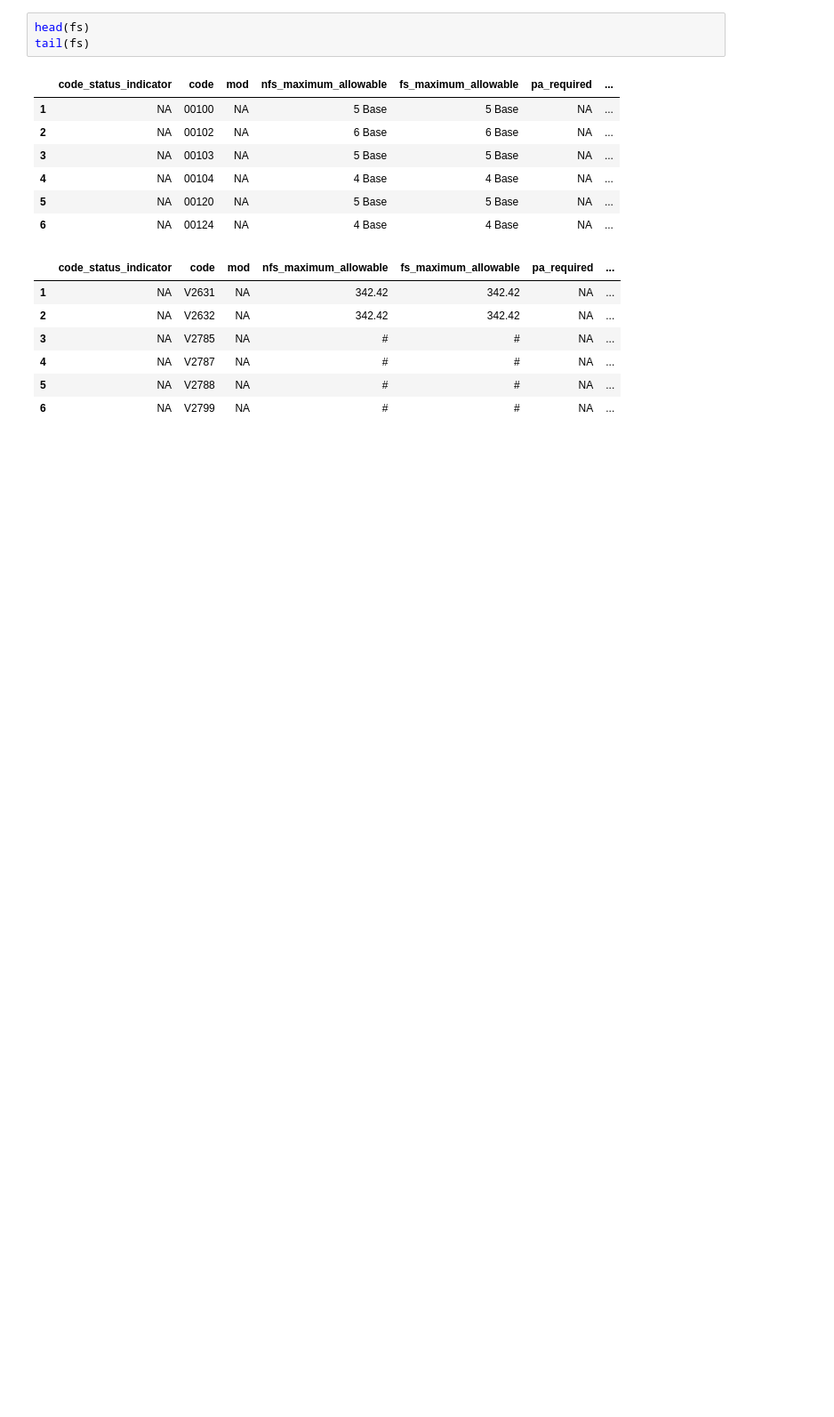
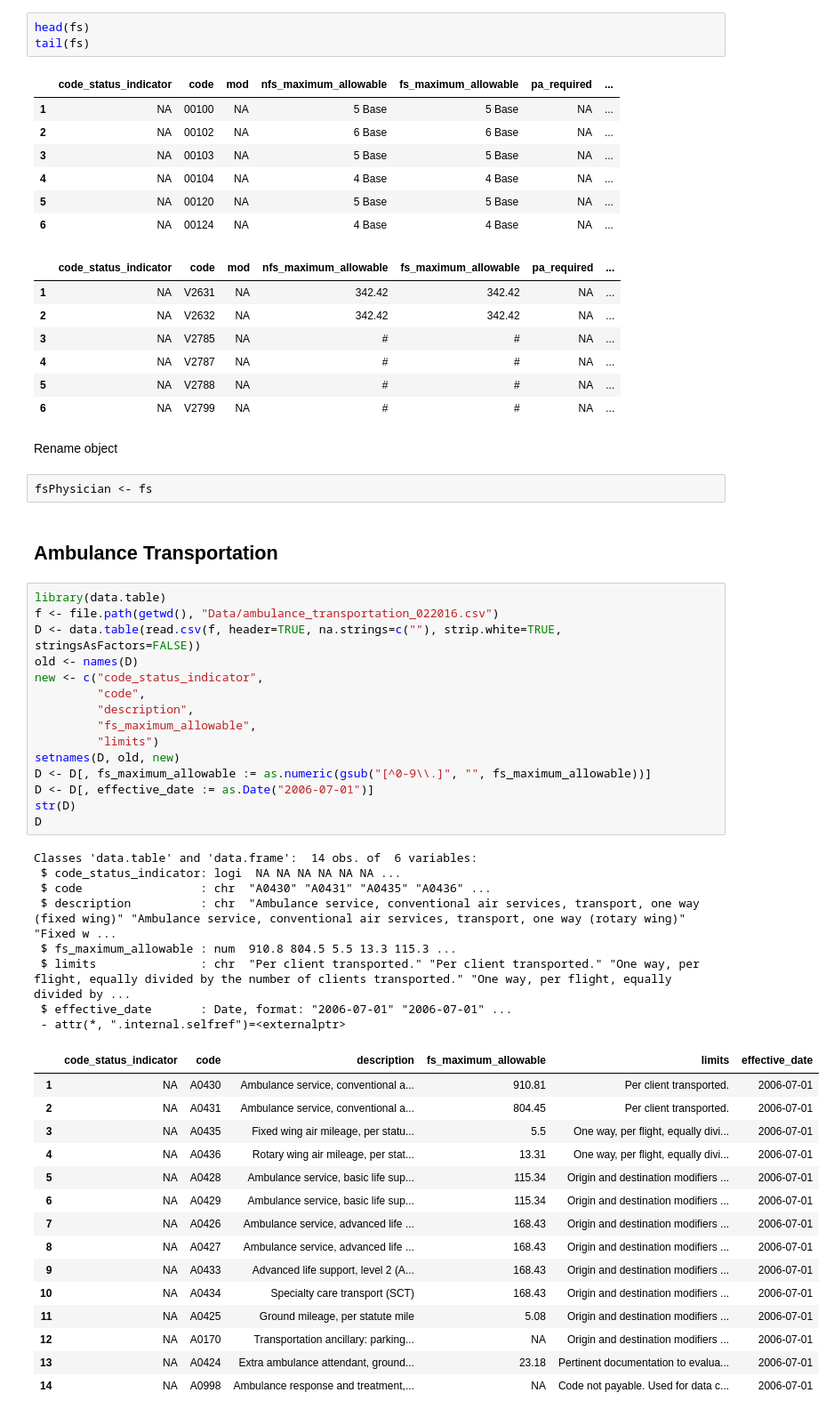
Before and after one commit to chse-ohsu/PublicUseData, a Jupyter notebook: MedicaidFeeSchedules/WA/readFeeSchedule.ipynb, the cells around one changed output. Shown at 89% size. Drawn from its saved outputs; the diff is of its cells as text; blank space fills up the shorter version.

Commit message:
Add Washington Medicaid fee schedule for ambulance transportation

```diff
--- a/MedicaidFeeSchedules/WA/readFeeSchedule.ipynb
+++ b/MedicaidFeeSchedules/WA/readFeeSchedule.ipynb
@@ -128,3 +132,48 @@ tail(fs)
 | 4 | NA | V2787 | NA | # | # | NA | ... |
 | 5 | NA | V2788 | NA | # | # | NA | ... |
 | 6 | NA | V2799 | NA | # | # | NA | ... |
+# %% [markdown]
+Rename object
+# %%
+fsPhysician <- fs
+# %% [markdown]
+## Ambulance Transportation
+# %%
+library(data.table)
+f <- file.path(getwd(), "Data/ambulance_transportation_022016.csv")
+D <- data.table(read.csv(f, header=TRUE, na.strings=c(""), strip.white=TRUE, stringsAsFactors=FALSE))
+old <- names(D)
+new <- c("code_status_indicator",
+         "code",
+         "description",
+         "fs_maximum_allowable",
+         "limits")
+setnames(D, old, new)
+D <- D[, fs_maximum_allowable := as.numeric(gsub("[^0-9\\.]", "", fs_maximum_allowable))]
+D <- D[, effective_date := as.Date("2006-07-01")]
+str(D)
+D
+# %% [output]
+Classes 'data.table' and 'data.frame':  14 obs. of  6 variables:
+ $ code_status_indicator: logi  NA NA NA NA NA NA ...
+ $ code                 : chr  "A0430" "A0431" "A0435" "A0436" ...
+ $ description          : chr  "Ambulance service, conventional air services, transport, one way (fixed wing)" "Ambulance service, conventional air services, transport, one way (rotary wing)" "Fixed w ...
+ $ fs_maximum_allowable : num  910.8 804.5 5.5 13.3 115.3 ...
+ $ limits               : chr  "Per client transported." "Per client transported." "One way, per flight, equally divided by the number of clients transported." "One way, per flight, equally divided by ...
+ $ effective_date       : Date, format: "2006-07-01" "2006-07-01" ...
+ - attr(*, ".internal.selfref")=<externalptr>
+|  | code_status_indicator | code | description | fs_maximum_allowable | limits | effective_date |
+| 1 | NA | A0430 | Ambulance service, conventional a... | 910.81 | Per client transported. | 2006-07-01 |
+| 2 | NA | A0431 | Ambulance service, conventional a... | 804.45 | Per client transported. | 2006-07-01 |
+| 3 | NA | A0435 | Fixed wing air mileage, per statu... | 5.5 | One way, per flight, equally divi... | 2006-07-01 |
+| 4 | NA | A0436 | Rotary wing air mileage, per stat... | 13.31 | One way, per flight, equally divi... | 2006-07-01 |
+| 5 | NA | A0428 | Ambulance service, basic life sup... | 115.34 | Origin and destination modifiers ... | 2006-07-01 |
+| 6 | NA | A0429 | Ambulance service, basic life sup... | 115.34 | Origin and destination modifiers ... | 2006-07-01 |
+| 7 | NA | A0426 | Ambulance service, advanced life ... | 168.43 | Origin and destination modifiers ... | 2006-07-01 |
+| 8 | NA | A0427 | Ambulance service, advanced life ... | 168.43 | Origin and destination modifiers ... | 2006-07-01 |
+| 9 | NA | A0433 | Advanced life support, level 2 (A... | 168.43 | Origin and destination modifiers ... | 2006-07-01 |
+| 10 | NA | A0434 | Specialty care transport (SCT) | 168.43 | Origin and destination modifiers ... | 2006-07-01 |
+| 11 | NA | A0425 | Ground mileage, per statute mile | 5.08 | Origin and destination modifiers ... | 2006-07-01 |
+| 12 | NA | A0170 | Transportation ancillary: parking... | NA | Origin and destination modifiers ... | 2006-07-01 |
+| 13 | NA | A0424 | Extra ambulance attendant, ground... | 23.18 | Pertinent documentation to evalua... | 2006-07-01 |
+| 14 | NA | A0998 | Ambulance response and treatment,... | NA | Code not payable. Used for data c... | 2006-07-01 |
```
Also changed, not shown: parts of 2 cells of this notebook.
